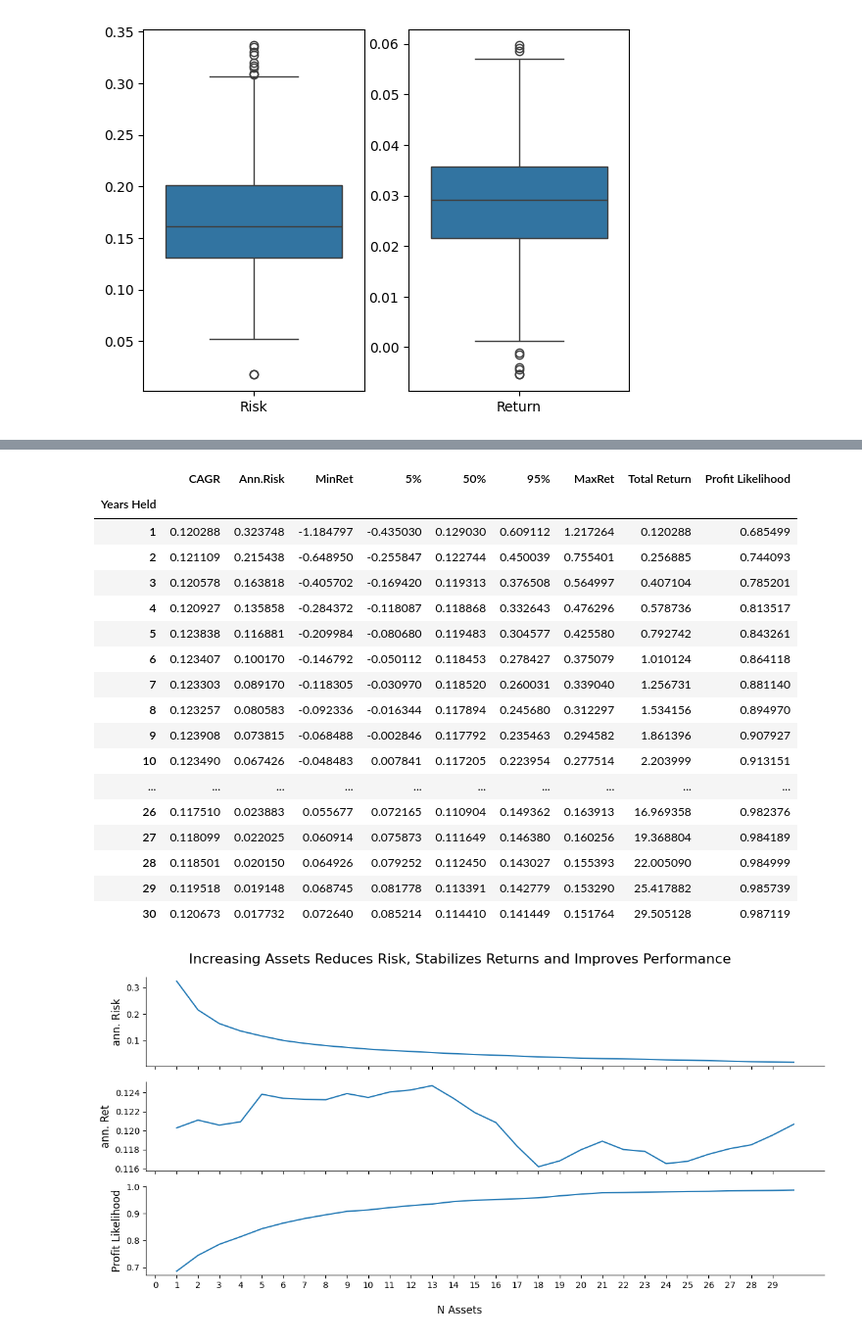
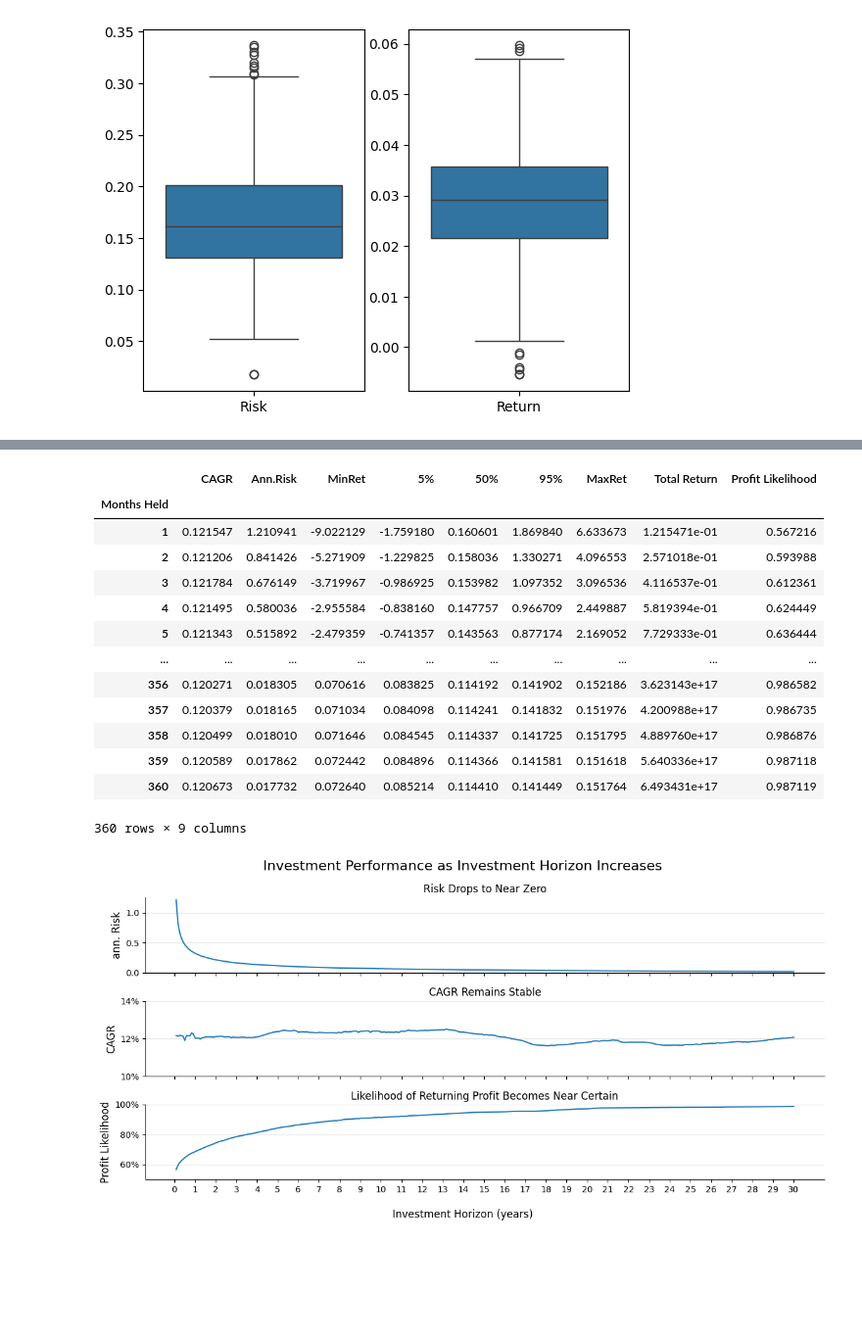
Before and after one commit to JamieW365/trading_algos, a Jupyter notebook: notebooks/optimization/time_diversification.ipynb, the cells around one changed output, grey strips where cells are left out. Shown at 98% size. Cells and saved outputs as stored; diff of their text form; code cells hidden in the pictures; blank space fills up the shorter version.

Commit message:
finalize investment performance plot

```diff
--- a/notebooks/optimization/time_diversification.ipynb
+++ b/notebooks/optimization/time_diversification.ipynb
@@ -167,16 +168,29 @@ sns.boxplot(df_agg[['Return']], ax=ax[1])
 prob_beat_rf = []
 summary_dict = {}
 
-for i in range(1,31):
+# Looping through investment windows increasing by 1 month intervals
+# Up to 30 years
+for i in range(1,360+1):
 
-    print(i, 'Years')
-    ann_rolling_log_return = (log_prices - log_prices.shift(i * 252)) / (i)
-    prob_beat_rf.append(((ann_rolling_log_return > 0)* 1).mask(ann_rolling_log_return.isna(), np.nan).mean().mean())
-    summary_dict[i] = ann_rolling_log_return.describe(percentiles=[0.05, 0.95]).mean(axis=1)
+    # Log returns for the investment horizon
+    ann_rolling_log_return = (log_prices - log_prices.shift(i * 21)) / (i / 12)
 
+    # Probability of positive returns over the investment horizon
+    prob_beat_rf.append(
+        ((ann_rolling_log_return > 0)* 1)\
+            .mask(ann_rolling_log_return.isna(), np.nan)\
+                .mean()\
+                    .mean())
+
+    # Gather and store summary statistics for the investment period
+    summary_dict[i] = ann_rolling_log_return\
+        .describe(percentiles=[0.05, 0.95]).mean(axis=1)
+
+# Store all summaries in a dataframe
 df_summary = pd.DataFrame(summary_dict).T.drop(columns='count')
 df_summary.columns = ['CAGR', 'Ann.Risk', 'MinRet', '5%', '50%', '95%', 'MaxRet']
+# Convert log growth back into actual CAGR
 df_summary['CAGR'] = np.exp(df_summary['CAGR']) - 1 # Converting annualized log returns into conventional CAGR
 df_summary['Total Return'] = ((1 + df_summary['CAGR']) ** df_summary.index) - 1
 df_summary['Profit Likelihood'] = prob_beat_rf
-df_summary.index.name = 'Years Held'
+df_summary.index.name = 'Months Held'
@@ -202,44 +198,53 @@ df_summary.index.name = 'Years Held'
 df_summary
 # %% [output]
 |  | CAGR | Ann.Risk | MinRet | 5% | 50% | 95% | MaxRet | Total Return | Profit Likelihood |
-| Years Held |  |  |  |  |  |  |  |  |  |
-| 1 | 0.120288 | 0.323748 | -1.184797 | -0.435030 | 0.129030 | 0.609112 | 1.217264 | 0.120288 | 0.685499 |
-| 2 | 0.121109 | 0.215438 | -0.648950 | -0.255847 | 0.122744 | 0.450039 | 0.755401 | 0.256885 | 0.744093 |
-| 3 | 0.120578 | 0.163818 | -0.405702 | -0.169420 | 0.119313 | 0.376508 | 0.564997 | 0.407104 | 0.785201 |
-| 4 | 0.120927 | 0.135858 | -0.284372 | -0.118087 | 0.118868 | 0.332643 | 0.476296 | 0.578736 | 0.813517 |
-| 5 | 0.123838 | 0.116881 | -0.209984 | -0.080680 | 0.119483 | 0.304577 | 0.425580 | 0.792742 | 0.843261 |
-| 6 | 0.123407 | 0.100170 | -0.146792 | -0.050112 | 0.118453 | 0.278427 | 0.375079 | 1.010124 | 0.864118 |
-| 7 | 0.123303 | 0.089170 | -0.118305 | -0.030970 | 0.118520 | 0.260031 | 0.339040 | 1.256731 | 0.881140 |
-| 8 | 0.123257 | 0.080583 | -0.092336 | -0.016344 | 0.117894 | 0.245680 | 0.312297 | 1.534156 | 0.894970 |
-| 9 | 0.123908 | 0.073815 | -0.068488 | -0.002846 | 0.117792 | 0.235463 | 0.294582 | 1.861396 | 0.907927 |
-| 10 | 0.123490 | 0.067426 | -0.048483 | 0.007841 | 0.117205 | 0.223954 | 0.277514 | 2.203999 | 0.913151 |
+| Months Held |  |  |  |  |  |  |  |  |  |
+| 1 | 0.121547 | 1.210941 | -9.022129 | -1.759180 | 0.160601 | 1.869840 | 6.633673 | 1.215471e-01 | 0.567216 |
+| 2 | 0.121206 | 0.841426 | -5.271909 | -1.229825 | 0.158036 | 1.330271 | 4.096553 | 2.571018e-01 | 0.593988 |
+| 3 | 0.121784 | 0.676149 | -3.719967 | -0.986925 | 0.153982 | 1.097352 | 3.096536 | 4.116537e-01 | 0.612361 |
+| 4 | 0.121495 | 0.580036 | -2.955584 | -0.838160 | 0.147757 | 0.966709 | 2.449887 | 5.819394e-01 | 0.624449 |
+| 5 | 0.121343 | 0.515892 | -2.479359 | -0.741357 | 0.143563 | 0.877174 | 2.169052 | 7.729333e-01 | 0.636444 |
 | ... | ... | ... | ... | ... | ... | ... | ... | ... | ... |
-| 26 | 0.117510 | 0.023883 | 0.055677 | 0.072165 | 0.110904 | 0.149362 | 0.163913 | 16.969358 | 0.982376 |
-| 27 | 0.118099 | 0.022025 | 0.060914 | 0.075873 | 0.111649 | 0.146380 | 0.160256 | 19.368804 | 0.984189 |
-| 28 | 0.118501 | 0.020150 | 0.064926 | 0.079252 | 0.112450 | 0.143027 | 0.155393 | 22.005090 | 0.984999 |
-| 29 | 0.119518 | 0.019148 | 0.068745 | 0.081778 | 0.113391 | 0.142779 | 0.153290 | 25.417882 | 0.985739 |
-| 30 | 0.120673 | 0.017732 | 0.072640 | 0.085214 | 0.114410 | 0.141449 | 0.151764 | 29.505128 | 0.987119 |
+| 356 | 0.120271 | 0.018305 | 0.070616 | 0.083825 | 0.114192 | 0.141902 | 0.152186 | 3.623143e+17 | 0.986582 |
+| 357 | 0.120379 | 0.018165 | 0.071034 | 0.084098 | 0.114241 | 0.141832 | 0.151976 | 4.200988e+17 | 0.986735 |
+| 358 | 0.120499 | 0.018010 | 0.071646 | 0.084545 | 0.114337 | 0.141725 | 0.151795 | 4.889760e+17 | 0.986876 |
+| 359 | 0.120589 | 0.017862 | 0.072442 | 0.084896 | 0.114366 | 0.141581 | 0.151618 | 5.640336e+17 | 0.987118 |
+| 360 | 0.120673 | 0.017732 | 0.072640 | 0.085214 | 0.114410 | 0.141449 | 0.151764 | 6.493431e+17 | 0.987119 |
+360 rows × 9 columns
 # %%
 fig, ax = plt.subplots(3, 1, figsize=(12, 6), tight_layout=True, sharex=True)
 
-fig.suptitle('Increasing Assets Reduces Risk, Stabilizes Returns and Improves Performance', fontsize=16)
-fig.supxlabel('N Assets')
+fig.suptitle('Investment Performance as Investment Horizon Increases', fontsize=16)
+fig.supxlabel('Investment Horizon (years)')
 
+ax[0].set_title('Risk Drops to Near Zero')
 ax[0].set_ylabel('ann. Risk',fontsize=12)
+ax[0].set_ylim(0,1.25)
 ax[0].set_xticks(np.arange(0,len(df_summary)))
 ax[0].spines[['top', 'right']].set_visible(False)
+ax[0].grid(axis='y', alpha=0.3)
 ax[0].plot(df_summary['Ann.Risk'])
 
-ax[1].set_ylabel('ann. Ret',fontsize=12)
+ax[1].set_title('CAGR Remains Stable')
+ax[1].set_ylabel('CAGR',fontsize=12)
+ax[1].set_ylim(0.1,0.14)
+ax[1].yaxis.set_major_formatter(mtick.PercentFormatter(xmax=1.0, decimals=0))
 ax[1].set_xticks(np.arange(0,len(df_summary)))
 ax[1].spines[['top', 'right']].set_visible(False)
+ax[1].grid(axis='y', alpha=0.3)
 ax[1].plot(df_summary['CAGR'])
 
+ax[2].set_title('Likelihood of Returning Profit Becomes Near Certain')
 ax[2].set_ylabel('Profit Likelihood',fontsize=12)
+ax[2].set_ylim(0.5,1)
+ax[2].yaxis.set_major_formatter(mtick.PercentFormatter(xmax=1.0, decimals=0))
 ax[2].set_xticks(np.arange(0,len(df_summary)))
 ax[2].spines[['top', 'right']].set_visible(False)
+ax[2].grid(axis='y', alpha=0.3)
 ax[2].plot(df_summary['Profit Likelihood'])
 
+plt.xticks(ticks=np.arange(0, len(df_summary)+1, 12),
+           labels=(np.arange(0, len(df_summary)+1, 12)/12).astype(int))
 plt.show();
 # %% [output]
-[figure, old version]
+[figure, new version]
```
Also changed, not shown: parts of 25 cells of this notebook.
